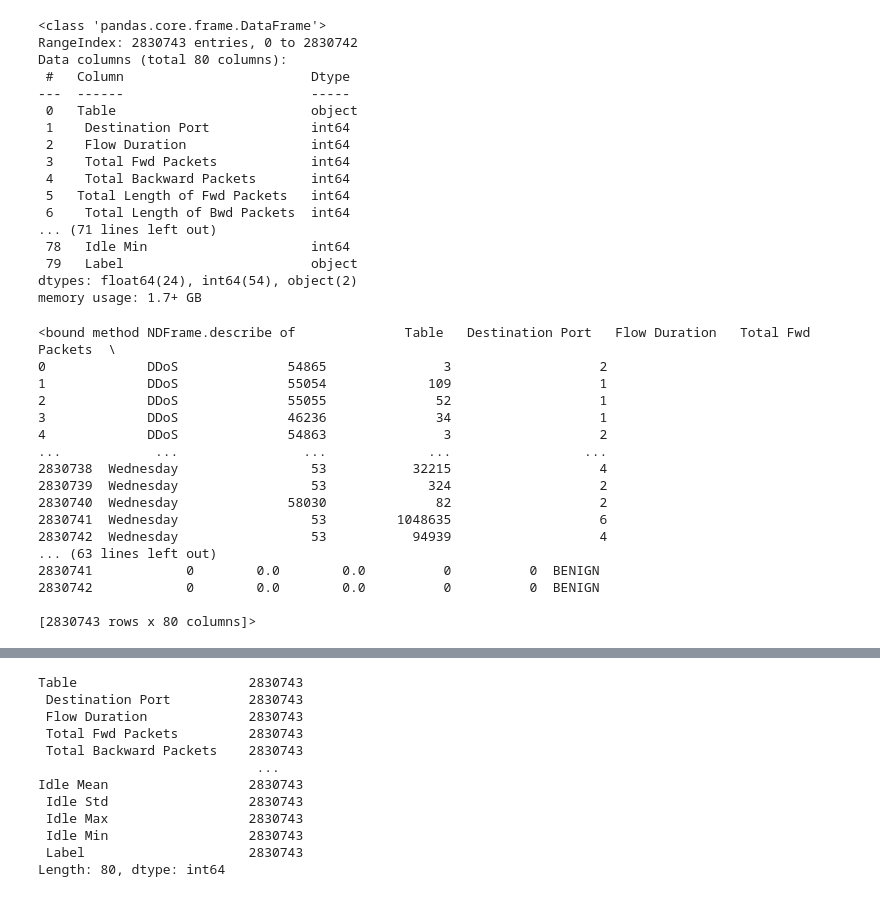
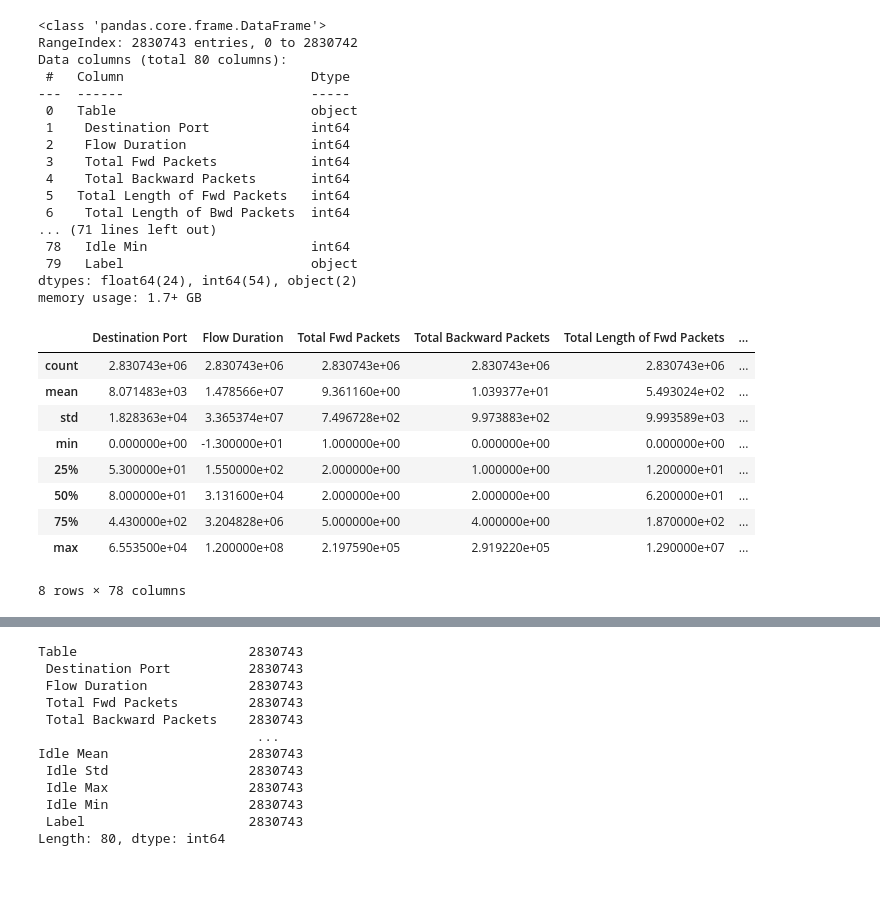
Before and after one commit to beck1226/DataScienceUnguidedCapstone, a Jupyter notebook: MachineLearningDataCleaned.ipynb, the cells around one changed output, grey strips where cells are left out. Cells and saved outputs as stored; diff of their text form; code cells hidden in the pictures.

```diff
--- a/MachineLearningDataCleaned.ipynb
+++ b/MachineLearningDataCleaned.ipynb
@@ -228,22 +233,15 @@ dtypes: float64(24), int64(54), object(2)
 memory usage: 1.7+ GB
 # %%
 #summary statistics
-df.describe
+df.describe()
 # %% [output]
+|  | Destination Port | Flow Duration | Total Fwd Packets | Total Backward Packets | Total Length of Fwd Packets | ... |
+| count | 2.830743e+06 | 2.830743e+06 | 2.830743e+06 | 2.830743e+06 | 2.830743e+06 | ... |
+| mean | 8.071483e+03 | 1.478566e+07 | 9.361160e+00 | 1.039377e+01 | 5.493024e+02 | ... |
+| std | 1.828363e+04 | 3.365374e+07 | 7.496728e+02 | 9.973883e+02 | 9.993589e+03 | ... |
+| min | 0.000000e+00 | -1.300000e+01 | 1.000000e+00 | 0.000000e+00 | 0.000000e+00 | ... |
+| 25% | 5.300000e+01 | 1.550000e+02 | 2.000000e+00 | 1.000000e+00 | 1.200000e+01 | ... |
+| 50% | 8.000000e+01 | 3.131600e+04 | 2.000000e+00 | 2.000000e+00 | 6.200000e+01 | ... |
+| 75% | 4.430000e+02 | 3.204828e+06 | 5.000000e+00 | 4.000000e+00 | 1.870000e+02 | ... |
+| max | 6.553500e+04 | 1.200000e+08 | 2.197590e+05 | 2.919220e+05 | 1.290000e+07 | ... |
-<bound method NDFrame.describe of              Table   Destination Port   Flow Duration   Total Fwd Packets  \
-0             DDoS              54865               3                   2
-1             DDoS              55054             109                   1
-2             DDoS              55055              52                   1
-3             DDoS              46236              34                   1
-4             DDoS              54863               3                   2
-...            ...                ...             ...                 ...
-2830738  Wednesday                 53           32215                   4
-2830739  Wednesday                 53             324                   2
-2830740  Wednesday              58030              82                   2
-2830741  Wednesday                 53         1048635                   6
-2830742  Wednesday                 53           94939                   4
-... (63 lines left out)
-2830741            0        0.0        0.0          0          0  BENIGN
-2830742            0        0.0        0.0          0          0  BENIGN
-
-[2830743 rows x 80 columns]>
+8 rows × 78 columns
```
Also changed, not shown: parts of 23 cells of this notebook.
